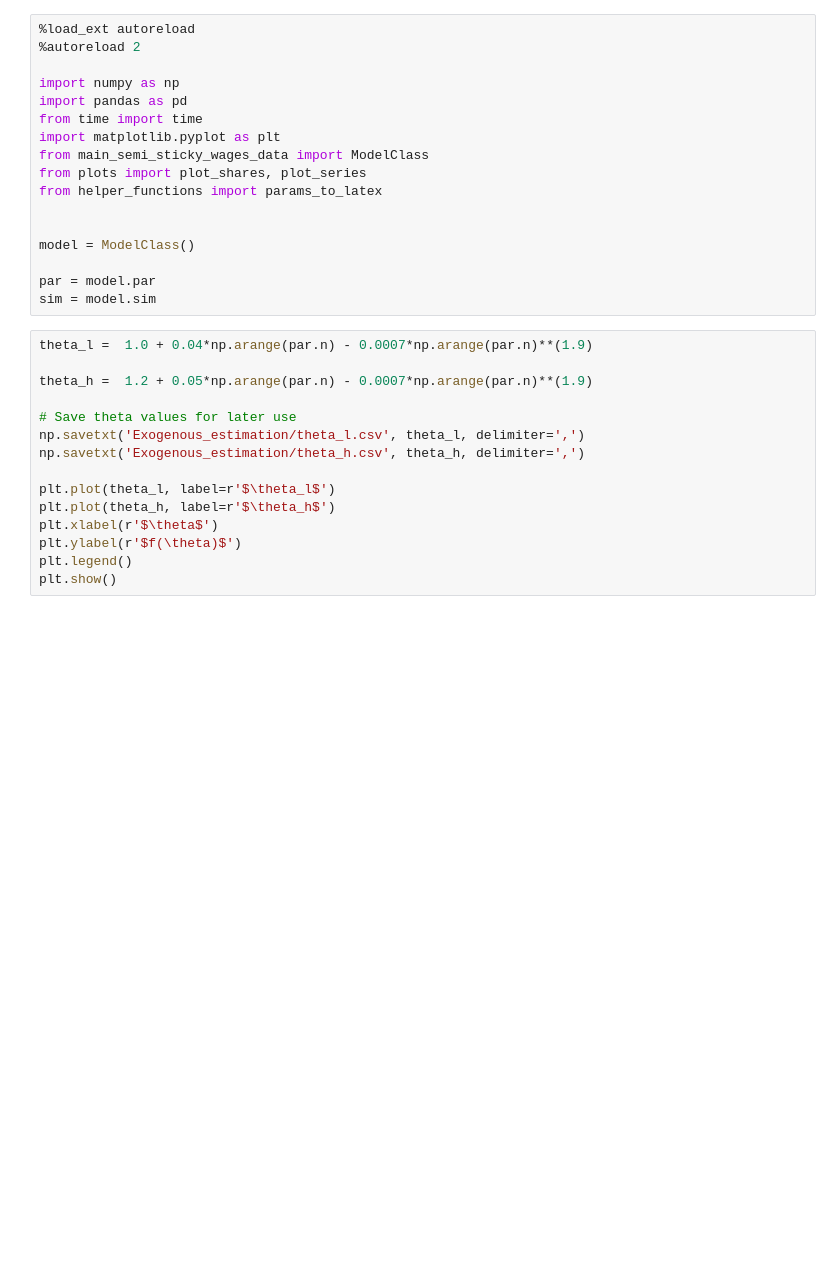
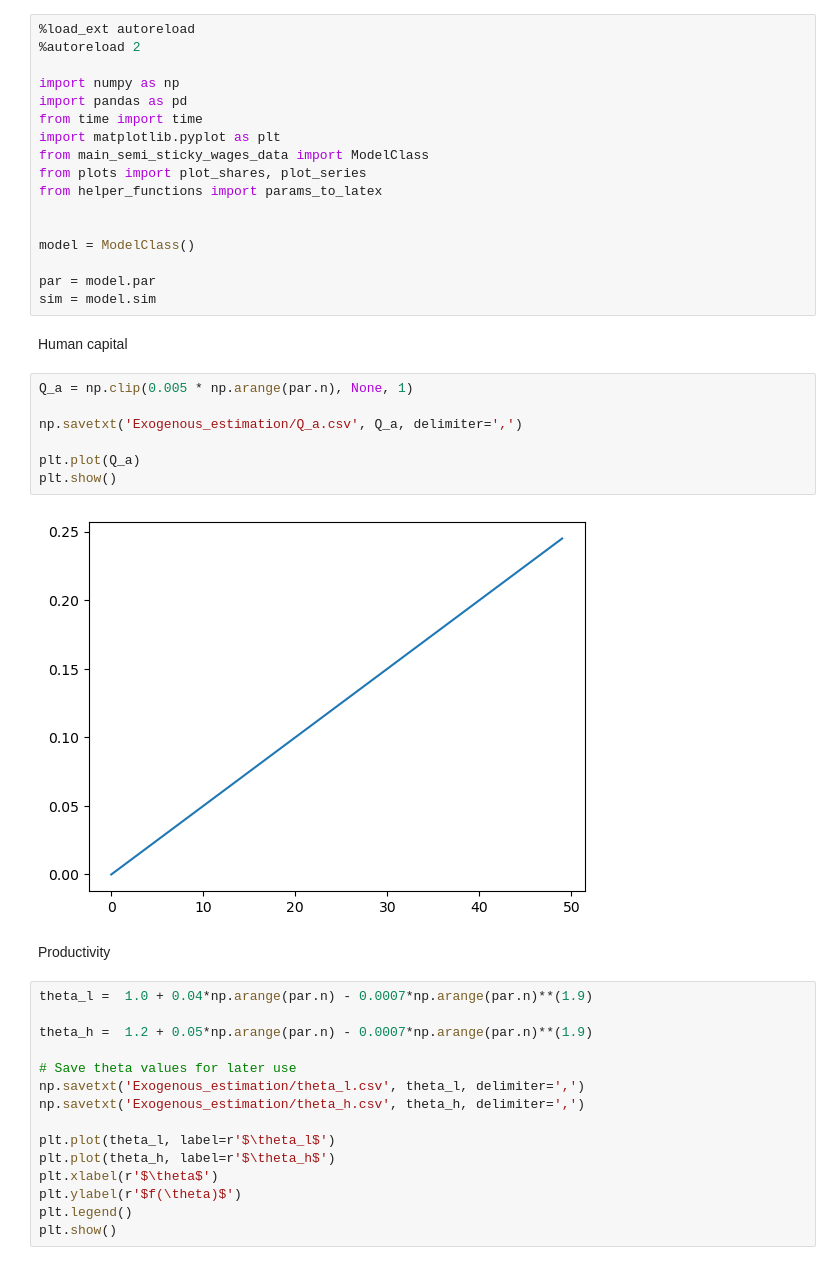
Before and after one commit to peter-l-ravn/Danish-Wage-Gap-Model, a Jupyter notebook: estimate_exogenous_variables.ipynb, the cells around one changed output. Drawn from its saved outputs; the diff is of its cells as text; blank space fills up the shorter version.

```diff
--- a/estimate_exogenous_variables.ipynb
+++ b/estimate_exogenous_variables.ipynb
@@ -17,6 +17,19 @@ model = ModelClass()
 
 par = model.par
 sim = model.sim
+# %% [markdown]
+Human capital
+# %%
+Q_a = np.clip(0.005 * np.arange(par.n), None, 1)
+
+np.savetxt('Exogenous_estimation/Q_a.csv', Q_a, delimiter=',')
+
+plt.plot(Q_a)
+plt.show()
+# %% [output]
+[figure, added]
+# %% [markdown]
+Productivity
 # %%
 theta_l =  1.0 + 0.04*np.arange(par.n) - 0.0007*np.arange(par.n)**(1.9)
 
```
Also changed, not shown: 5 other files.
